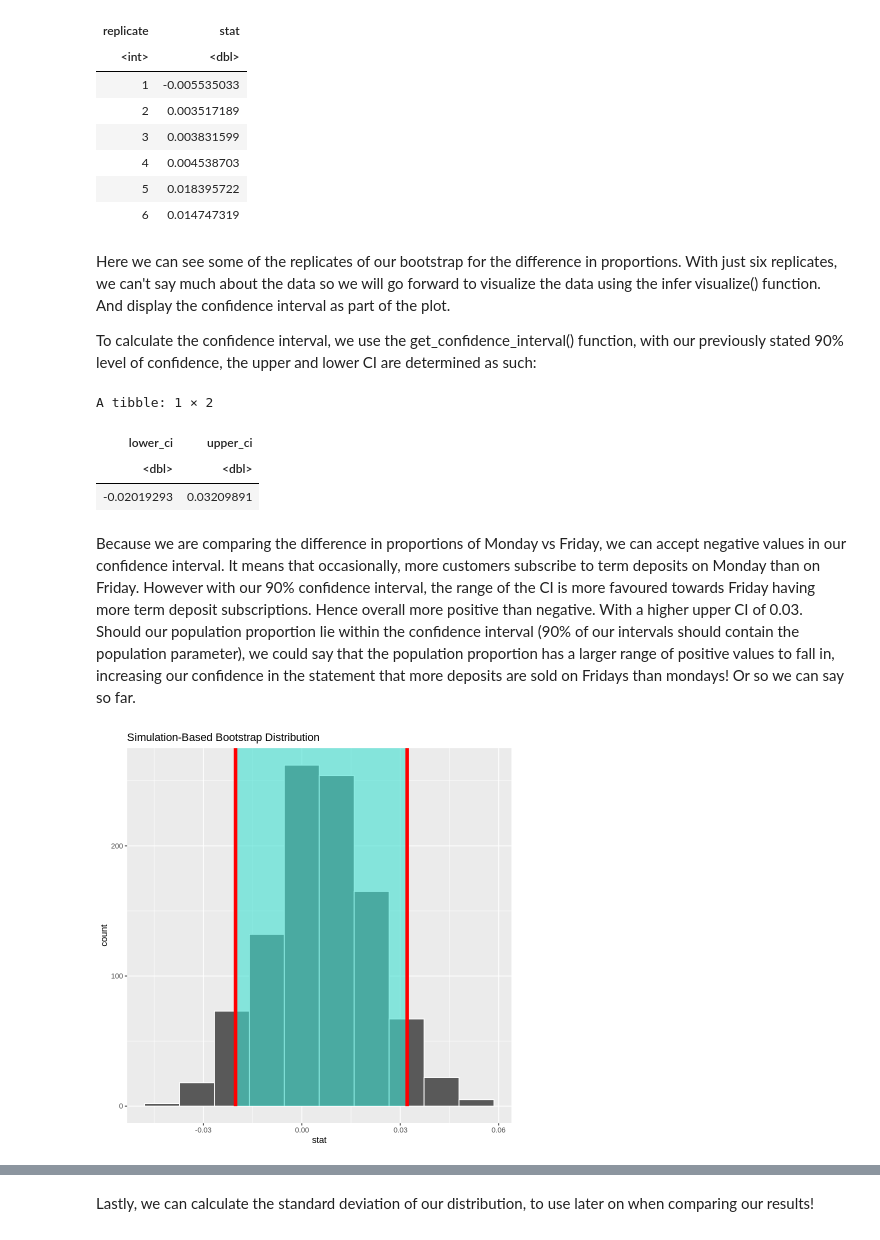
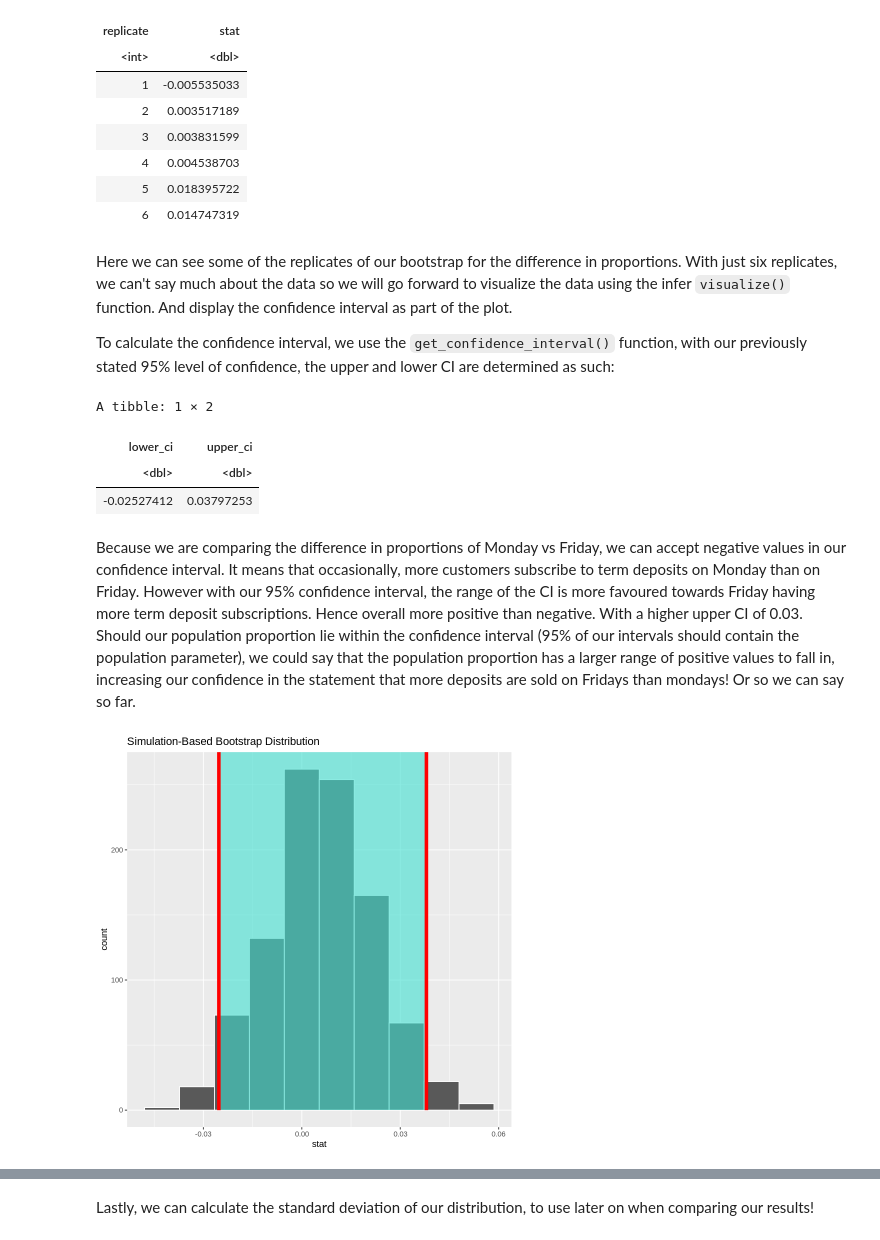
Before and after one commit to celike1/STAT201-Project, a Jupyter notebook: eda.ipynb, the cells around one changed output, grey strips where cells are left out. Saved outputs shown, nothing was run; the diff lists cells and outputs as text; code cells hidden in the pictures.

```diff
--- a/eda.ipynb
+++ b/eda.ipynb
@@ -203,8 +202,0 @@ For the first section of the methods, we will explore the 90% confidence interva
-# %%
-# Here we are just restating the data for ease of reference while coding. We will then split it into two datasets, one dataset for Friday and one for Monday.
-bank_data<- bank_data %>%
-            filter(day_of_week == "mon" | day_of_week == "fri")%>%
-            filter(!is.na(term_sub)) %>%
-            select(day_of_week, term_sub)
-
-head(bank_data)
@@ -240,26 +222,26 @@ A infer: 6 × 2
 | 5 | 0.018395722 |
 | 6 | 0.014747319 |
 # %% [markdown]
-Here we can see some of the replicates of our bootstrap for the difference in proportions. With just six replicates, we can't say much about the data so we will go forward to visualize the data using the infer visualize() function. And display the confidence interval as part of the plot.
+Here we can see some of the replicates of our bootstrap for the difference in proportions. With just six replicates, we can't say much about the data so we will go forward to visualize the data using the infer `visualize()` function. And display the confidence interval as part of the plot.
 
-To calculate the confidence interval, we use the get_confidence_interval() function, with our previously stated 90% level of confidence, the upper and lower CI are determined as such:
+To calculate the confidence interval, we use the `get_confidence_interval()` function, with our previously stated 95% level of confidence, the upper and lower CI are determined as such:
 # %%
 set.seed(1502)
 
 ci_bank <- bank_data_bootstrap %>%
-    get_confidence_interval(level = 0.90, type = 'percentile')
+    get_confidence_interval(level = 0.95, type = 'percentile')
 
 ci_bank
 # %% [output]
 A tibble: 1 × 2
 | lower_ci | upper_ci |
 | <dbl> | <dbl> |
-| -0.02019293 | 0.03209891 |
+| -0.02527412 | 0.03797253 |
 # %% [markdown]
-Because we are comparing the difference in proportions of Monday vs Friday, we can accept negative values in our confidence interval. It means that occasionally, more customers subscribe to term deposits on Monday than on Friday. However with our 90% confidence interval, the range of the CI is more favoured towards Friday having more term deposit subscriptions. Hence overall more positive than negative. With a higher upper CI of 0.03. Should our population proportion lie within the confidence interval (90% of our intervals should contain the population parameter), we could say that the population proportion has a larger range of positive values to fall in, increasing our confidence in the statement that more deposits are sold on Fridays than mondays! Or so we can say so far.
+Because we are comparing the difference in proportions of Monday vs Friday, we can accept negative values in our confidence interval. It means that occasionally, more customers subscribe to term deposits on Monday than on Friday. However with our 95% confidence interval, the range of the CI is more favoured towards Friday having more term deposit subscriptions. Hence overall more positive than negative. With a higher upper CI of 0.03. Should our population proportion lie within the confidence interval (95% of our intervals should contain the population parameter), we could say that the population proportion has a larger range of positive values to fall in, increasing our confidence in the statement that more deposits are sold on Fridays than mondays! Or so we can say so far.
 # %%
 visualize(bank_data_bootstrap, bins = 10) +
     shade_confidence_interval(ci_bank, color = "red")
 # %% [output]
-[figure, old version]
+[figure, new version]
 # %% [markdown]
```
Also changed, not shown: parts of 9 cells of this notebook.
